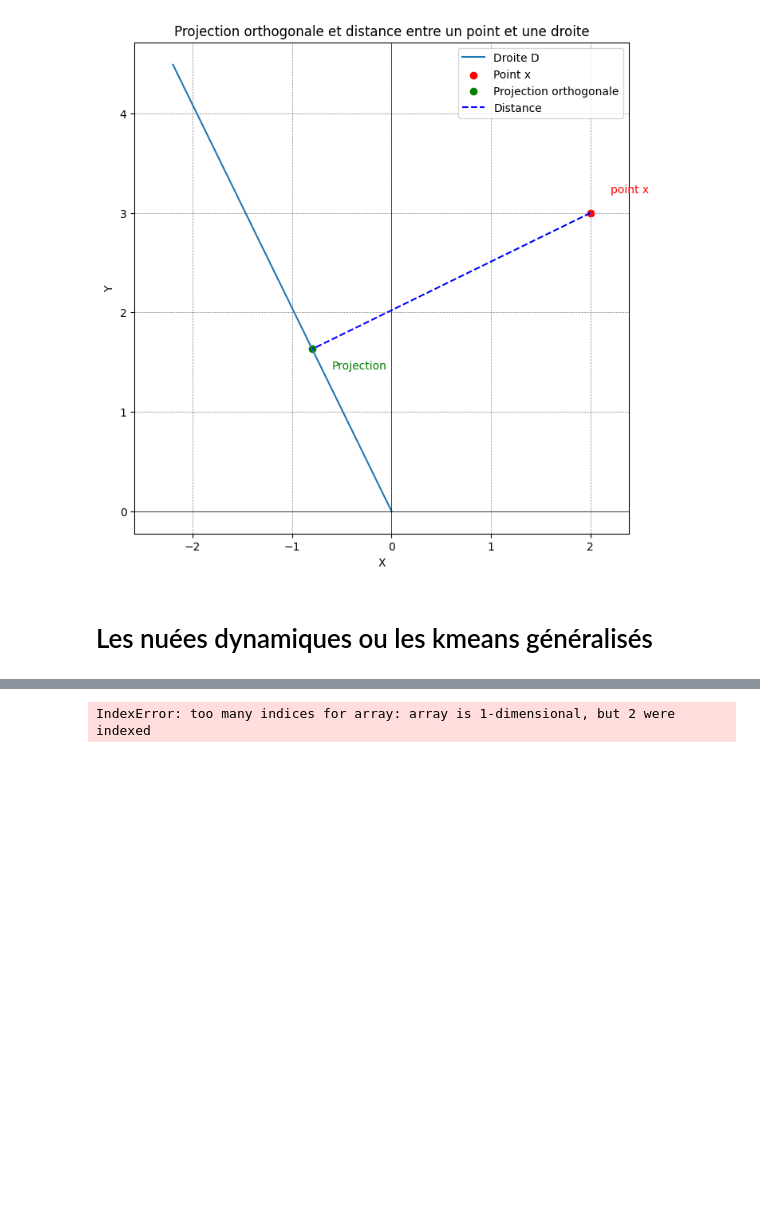
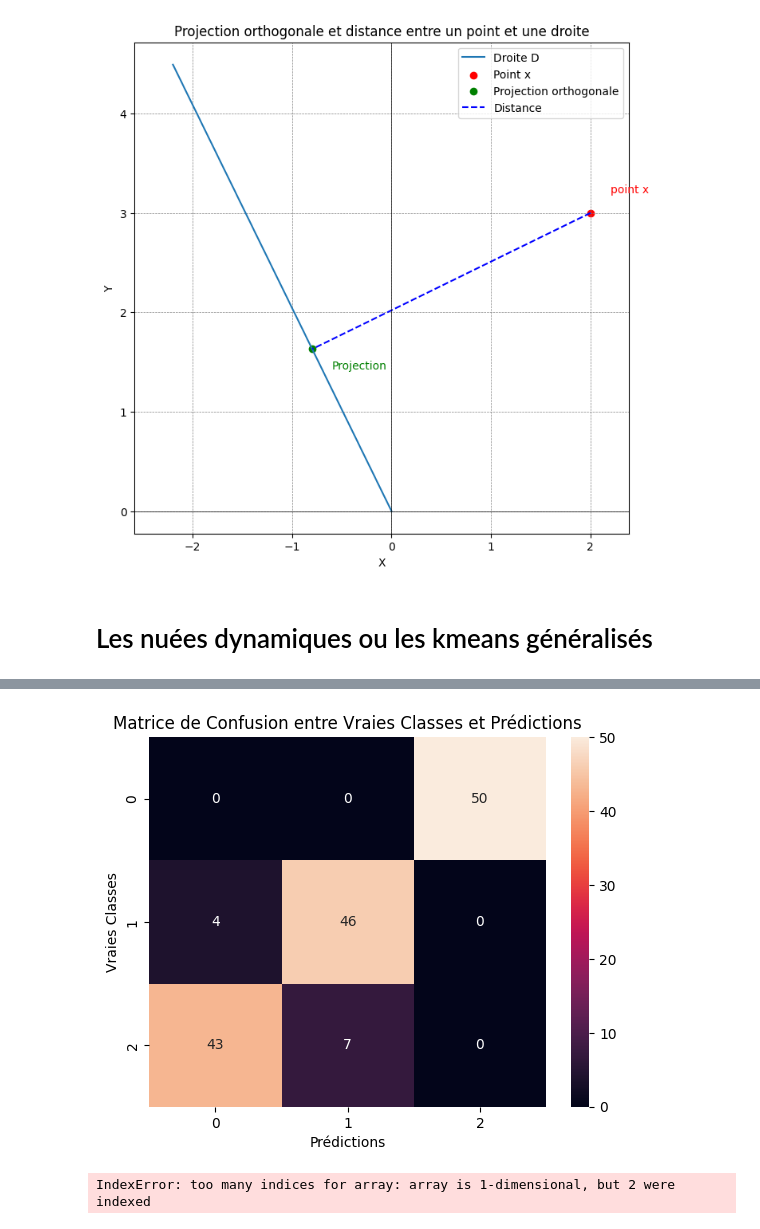
Before and after one commit to NoahKWM/ANDO, a Jupyter notebook: projet_ando.ipynb, the cells around one changed output, grey strips where cells are left out. Cells and saved outputs as stored; diff of their text form; code cells hidden in the pictures; blank space fills up the shorter version.

```diff
--- a/projet_ando.ipynb
+++ b/projet_ando.ipynb
@@ -338,3 +354,18 @@ Exemples
+# %%
+import seaborn as sns
+from sklearn.metrics import confusion_matrix
+
+# Calculer la matrice de confusion
+matrice_confusion = confusion_matrix(iris.target, classes)
+
+# Afficher la matrice de confusion avec un heatmap
+sns.heatmap(matrice_confusion, annot=True, fmt="d")
+plt.title('Matrice de Confusion entre Vraies Classes et Prédictions')
+plt.xlabel('Prédictions')
+plt.ylabel('Vraies Classes')
+plt.show()
+# %% [output]
+[figure, added]
 # %%
 def generer_nuage_points_droite(droite, num_points=50, scale=1):
     return np.array([Point(droite.point.coordonnées + np.random.normal(scale=scale, size=droite.point.dim()) + droite.vecteur) for _ in range(num_points)])
```
Also changed, not shown: parts of 14 cells of this notebook.
